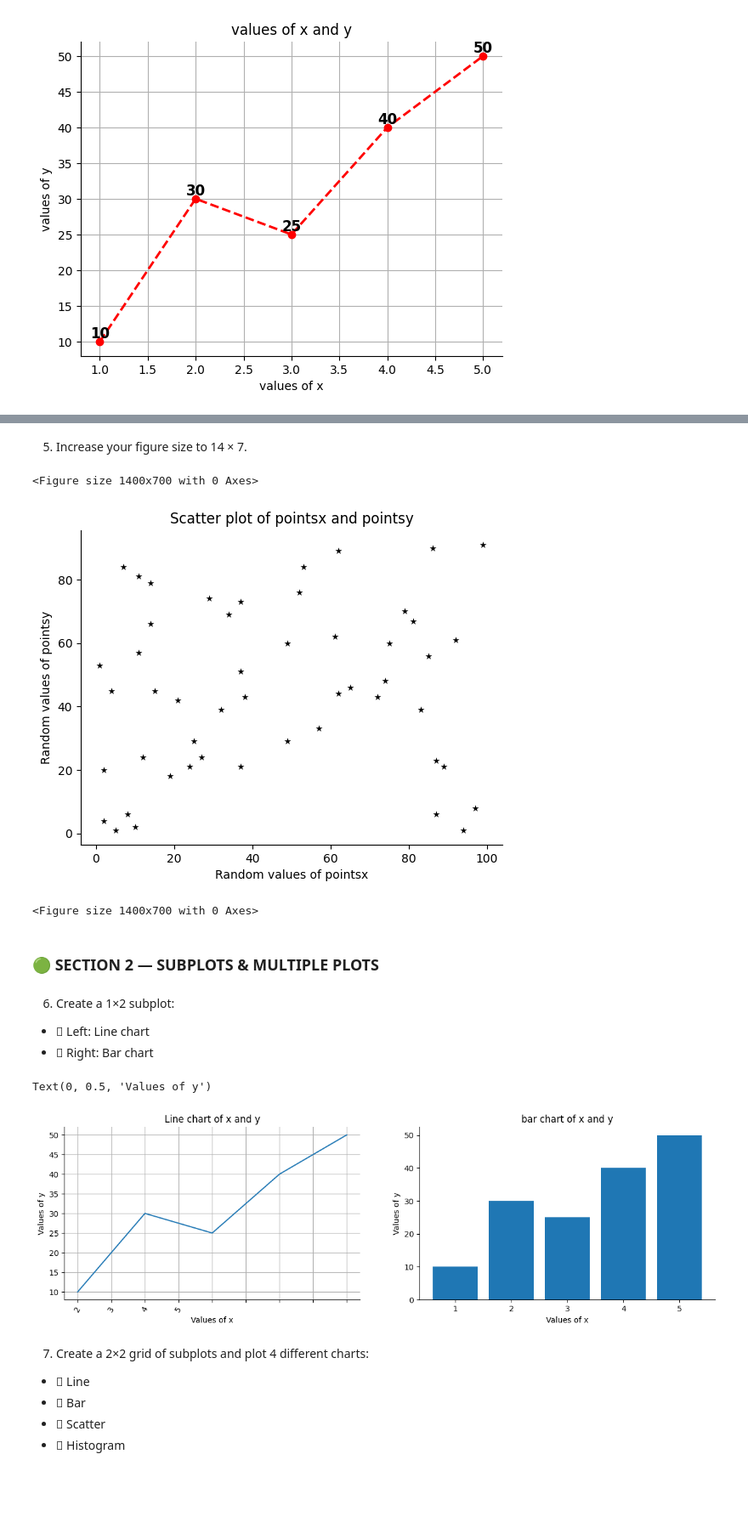
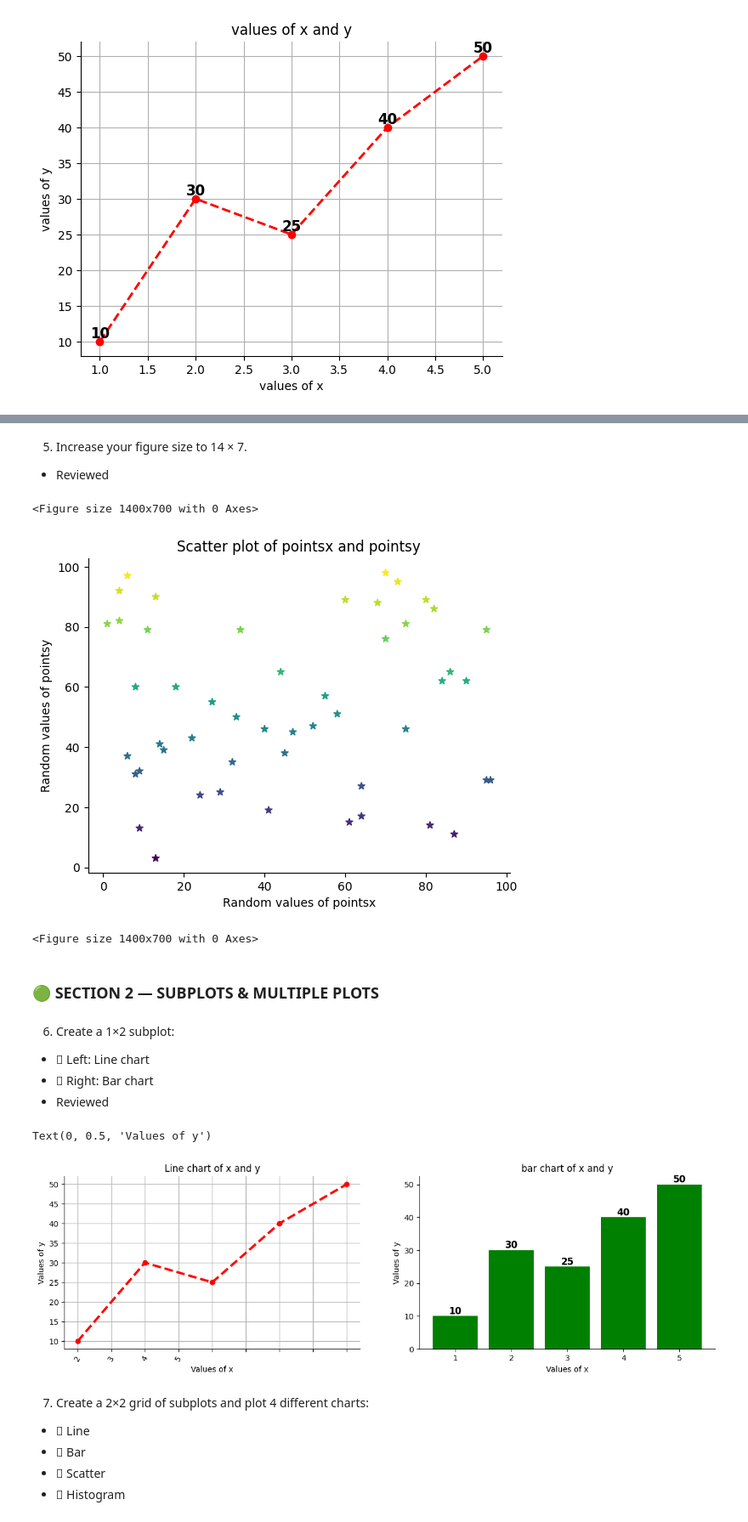
Before and after one commit to sagarnbeedi-analytics/data-analytics-portfolio, a Jupyter notebook: PYTHON/practicing_python_libraries/python_files/matplotlib.ipynb, the cells around one changed output, grey strips where cells are left out. Shown at 85% size. Saved outputs shown, nothing was run; the diff lists cells and outputs as text; code cells hidden in the pictures; blank space fills up the shorter version.

```diff
--- a/PYTHON/practicing_python_libraries/python_files/matplotlib.ipynb
+++ b/PYTHON/practicing_python_libraries/python_files/matplotlib.ipynb
@@ -134,12 +145,13 @@ Text(0.5, 1.0, 'Scatter plot of pointsx and pointsy')
 # %% [markdown]
 5. Increase your figure size to 14 × 7.
+- Reviewed
 # %%
 plt.scatter(
     x=pointsx,
     y=pointsy,
-    color="black",
     marker="*",
-    linewidths=0,
+    c=pointsy,
+    cmap="viridis"
 )
 ax = plt.gca()
 ax.spines['top'].set_visible(False)
@@ -150,7 +162,7 @@ plt.title("Scatter plot of pointsx and pointsy")
 plt.figure(figsize=[14,7])
 # %% [output]
 <Figure size 1400x700 with 0 Axes>
-[figure, old version]
+[figure, new version]
 <Figure size 1400x700 with 0 Axes>
 # %% [markdown]
 ### 🟢 SECTION 2 — SUBPLOTS & MULTIPLE PLOTS
@@ -158,26 +170,34 @@ plt.figure(figsize=[14,7])
 6. Create a 1×2 subplot:
 -  Left: Line chart
 -  Right: Bar chart
+- Reviewed
 # %%
 fig,ax=plt.subplots(1,2,figsize=[15,4])
 x=[1,2,3,4,5]
 y=[10,30,25,40,50]
 for a in ax:
     a.spines["top"].set_visible(False)
     a.spines["right"].set_visible(False)
-ax[0].plot(x,y)
+ax[0].plot(x,
+    y,
+    color="Red",
+    linestyle="dashed",
+    linewidth=3,
+    marker="o"
+)
 ax[0].grid(True)
 ax[0].set_title("Line chart of x and y")
 ax[0].set_xlabel("Values of x")
 ax[0].set_ylabel("Values of y")
 ax[0].set_xticklabels(x,rotation=60)
-ax[1].bar(x,y)
+bars=ax[1].bar(x,y,color="green")
+plt.bar_label(bars,fontweight="bold",fontsize=12)
 ax[1].set_title("bar chart of x and y")
 ax[1].set_xlabel("Values of x")
 ax[1].set_ylabel("Values of y")
 # %% [output]
 Text(0, 0.5, 'Values of y')
-[figure, old version]
+[figure, new version]
 # %% [markdown]
 7. Create a 2×2 grid of subplots and plot 4 different charts:
 -  Line
```
Also changed, not shown: parts of 9 cells of this notebook.
